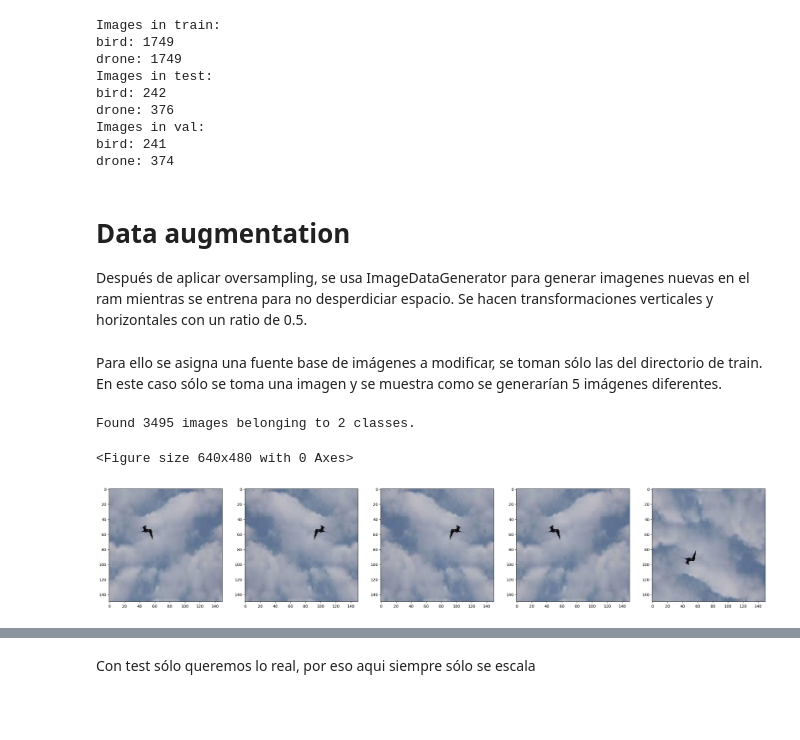
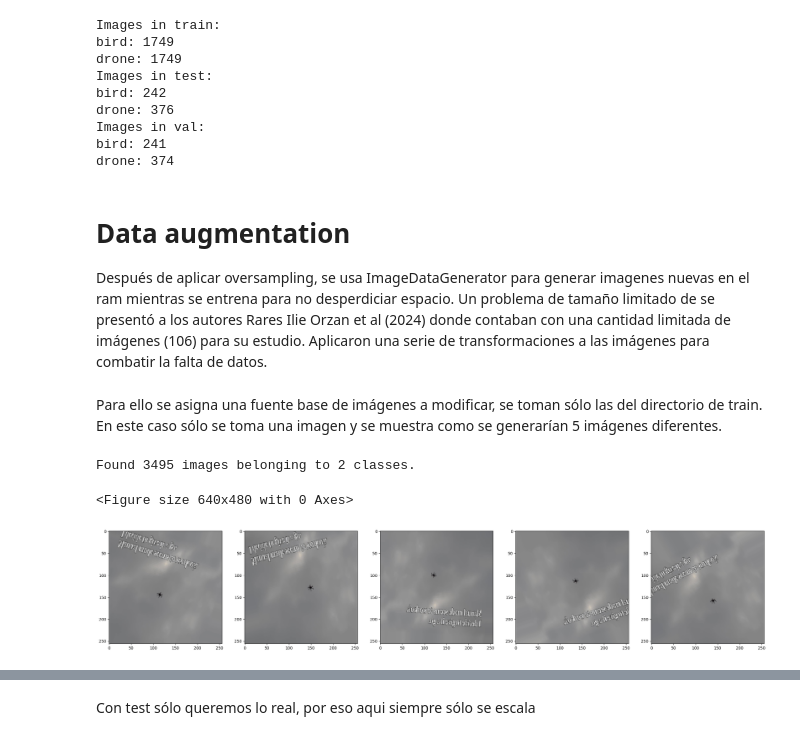
Before and after one commit to July230/AviDetect, a Jupyter notebook: AviDetectClassifier.ipynb, the cells around one changed output, grey strips where cells are left out. Drawn from its saved outputs; the diff is of its cells as text; code cells hidden in the pictures; blank space fills up the shorter version.

```diff
--- a/AviDetectClassifier.ipynb
+++ b/AviDetectClassifier.ipynb
@@ -281,4 +279,4 @@ bird: 241
 drone: 374
 # %% [markdown]
 # Data augmentation
-Después de aplicar oversampling, se usa ImageDataGenerator para generar imagenes nuevas en el ram mientras se entrena para no desperdiciar espacio. Se hacen transformaciones verticales y horizontales con un ratio de 0.5.
+Después de aplicar oversampling, se usa ImageDataGenerator para generar imagenes nuevas en el ram mientras se entrena para no desperdiciar espacio. Un problema de tamaño limitado de se presentó a los autores Rares Ilie Orzan et al (2024) donde contaban con una cantidad limitada de imágenes (106) para su estudio. Aplicaron una serie de transformaciones a las imágenes para combatir la falta de datos.
@@ -289,11 +283,20 @@ BATCHSIZE = 8
+# %%
+# Constants
+IMAGEWIDTH = 256
+IMAGEHEIGHT = 256
+BATCHSIZE = 10
+ROTATIONRANGE = 30
+TRANSLATIONS = 0.1
+SCALING = 0.1
+EPOCHS = 14
+SEED = 42
 # %%
 trainDatagen = ImageDataGenerator(
-    rescale = 1./255,
-    # rotation_range = 10,
-    # width_shift_range = 0.2,
-    # height_shift_range = 0.2,
-    #	shear_range = 0.3,
-    # zoom_range = 0.3,
+    rescale = 1.0/255,
+    rotation_range = ROTATIONRANGE,
+    width_shift_range = TRANSLATIONS,
+    height_shift_range = TRANSLATIONS,
+    zoom_range = SCALING,
     horizontal_flip = True,
     vertical_flip = True)
 # %% [markdown]
@@ -301,20 +304,20 @@ Para ello se asigna una fuente base de imágenes a modificar, se toman sólo las
 # %%
 trainGenerator = trainDatagen.flow_from_directory(
     trainDirectory,
     target_size = (IMAGEWIDTH, IMAGEHEIGHT),
     batch_size = BATCHSIZE, # Images that the models gets in each iteration
-    class_mode ='binary') # The last neuron of the network must be binary too
+    class_mode = "categorical") # Has to be the same on the last neuron of the model
 
 plt.figure()
 #subplot(r,c) provide the no. of rows and columns
 f, axarr = plt.subplots(1, 5, figsize=(30, 8))
 
 for i in range(5) :
   axarr[i].imshow(trainGenerator[0][0][0])
 # %% [output]
 Found 3495 images belonging to 2 classes.
 <Figure size 640x480 with 0 Axes>
-[figure, old version]
+[figure, new version]
 # %%
 images , labels = trainGenerator[0]
 
```
Also changed, not shown: parts of 24 cells of this notebook.
